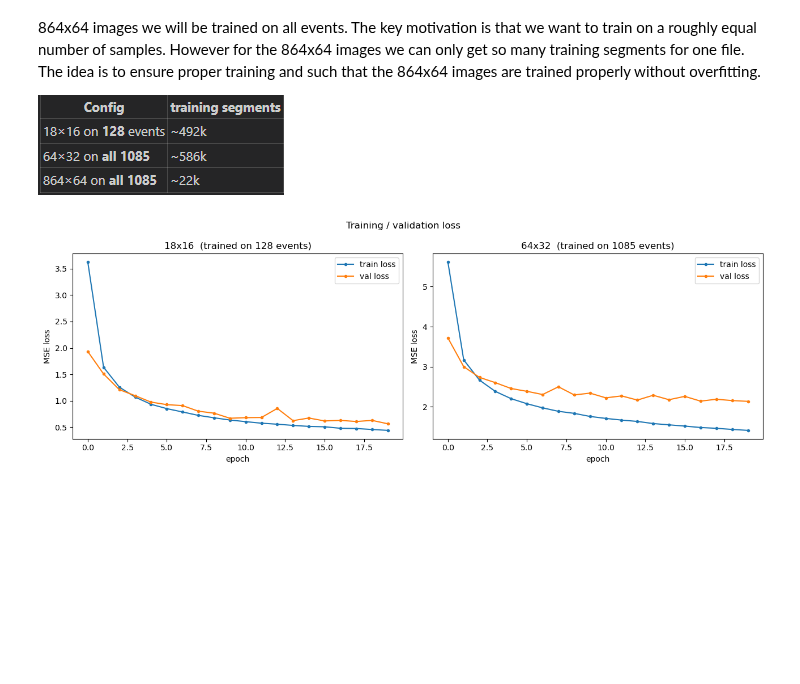
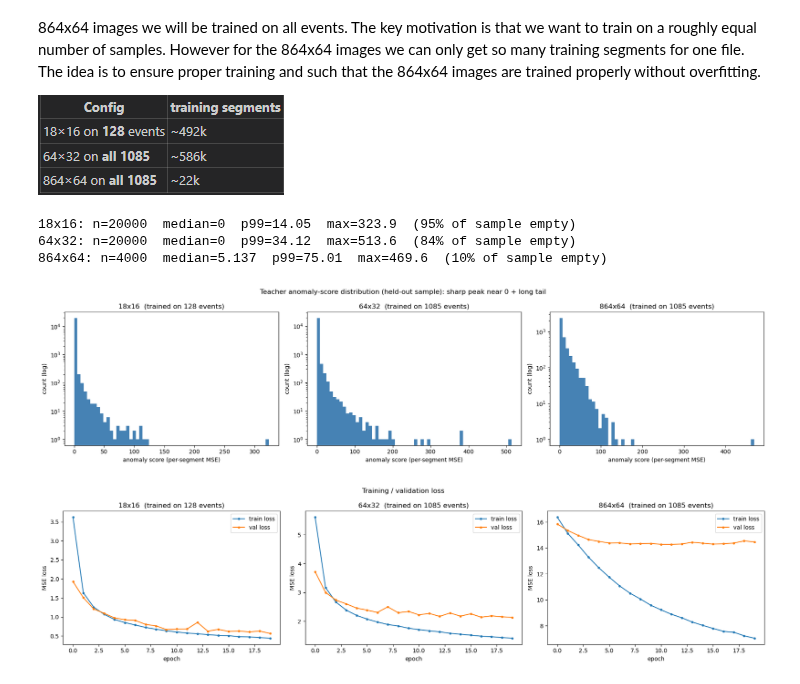
Before and after one commit to AidanShim/SCARAB, a Jupyter notebook: tutorial/MBOONE/microboone_open_data.ipynb, the cells around one changed output. Drawn from its saved outputs; the diff is of its cells as text; code cells hidden in the pictures; blank space fills up the shorter version.

```diff
--- a/tutorial/MBOONE/microboone_open_data.ipynb
+++ b/tutorial/MBOONE/microboone_open_data.ipynb
@@ -210,14 +217,13 @@ A key preface is that the 18x16 images will be trained on 128 events however for
 # %%
 # PHASE 1 - Load the trained teachers and check the anomaly-score distribution.
 # Run this in the `base` env (needs TensorFlow). Self-contained: imports + paths below.
-# Only the 18x16 (128 events) and 64x32 (all 1085 events) models are shown.
+# All three cuts: 18x16 (128 events), 64x32 and 864x64 (all 1085 events).
 import os
 import numpy as np
 import matplotlib.pyplot as plt
 from tensorflow import keras
 from training import anomaly_score, total_pixel_intensity   # our own definitions
 
-N_SAMPLE = 20000                     # number of segments to score (subsampled from the .npy)
 rng = np.random.default_rng(0)
 
 def find_model(base):                # prefer the .h5 save format, fall back to .keras
@@ -226,45 +232,52 @@ def find_model(base):                # prefer the .h5 save format, fall back to
             return base + ext
     raise FileNotFoundError(base + ".{h5,keras} not found")
 
-# (label, model file WITHOUT extension, .npy file, TRAINING events)
+# (label, model file WITHOUT extension, .npy file, TRAINING events, sample size, predict batch)
+# 864x64 segments are ~221 KB each, so use a smaller sample + small predict batch to stay in RAM.
 CONFIGS = [
-    ("18x16", "../../savedModel/teacher_18x16", "../../inputData/bnb_WithWire_00_plane2_18x16.npy", 128),
-    ("64x32", "../../savedModel/teacher_64x32", "../../inputData/bnb_WithWire_00_plane2_64x32.npy", 1085),
+    ("18x16",  "../../savedModel/teacher_18x16",  "../../inputData/bnb_WithWire_00_plane2_18x16.npy",  128,  20000, 1024),
+    ("64x32",  "../../savedModel/teacher_64x32",  "../../inputData/bnb_WithWire_00_plane2_64x32.npy",  1085, 20000, 512),
+    ("864x64", "../../savedModel/teacher_864x64", "../../inputData/bnb_WithWire_00_plane2_864x64.npy", 1085, 4000,  16),
 ]
 
 eval_data = {}   # reused by the reconstruction cells further down
-fig, axes = plt.subplots(1, len(CONFIGS), figsize=(13, 4.5))
-for ax, (label, mbase, npath, nev) in zip(axes, CONFIGS):
+fig, axes = plt.subplots(1, len(CONFIGS), figsize=(18, 4.5))
+for ax, (label, mbase, npath, nev, nsamp, pbatch) in zip(axes, CONFIGS):
     model = keras.models.load_model(find_model(mbase), compile=False)
     mm = np.load(npath, mmap_mode="r")                       # 9.6 GB file, memory-mapped
-    idx = np.sort(rng.choice(mm.shape[0], size=min(N_SAMPLE, mm.shape[0]), replace=False))
+    idx = np.sort(rng.choice(mm.shape[0], size=min(nsamp, mm.shape[0]), replace=False))
     X = np.asarray(mm[idx], dtype="float32")                 # load only the sampled rows
-    scores = anomaly_score(model, X)
-    eval_data[label] = dict(model=model, X=X, scores=scores, nev=nev)
+    scores = anomaly_score(model, X, batch_size=pbatch)
+    eval_data[label] = dict(model=model, X=X, scores=scores, nev=nev, pbatch=pbatch)
 
     ax.hist(scores, bins=60, log=True, color="steelblue")
     ax.set_title("%s  (trained on %d events)" % (label, nev))
     ax.set_xlabel("anomaly score (per-segment MSE)"); ax.set_ylabel("count (log)")
-    print("%s: median=%.4g  p99=%.4g  max=%.4g  (%.0f%% of sample empty)"
-          % (label, np.median(scores), np.percentile(scores, 99), scores.max(),
+    print("%s: n=%d  median=%.4g  p99=%.4g  max=%.4g  (%.0f%% of sample empty)"
+          % (label, len(X), np.median(scores), np.percentile(scores, 99), scores.max(),
              100 * np.mean(total_pixel_intensity(X) == 0)))
 fig.suptitle("Teacher anomaly-score distribution (held-out sample): sharp peak near 0 + long tail")
 plt.tight_layout(); plt.show()
+# %% [output]
+18x16: n=20000  median=0  p99=14.05  max=323.9  (95% of sample empty)
+64x32: n=20000  median=0  p99=34.12  max=513.6  (84% of sample empty)
+864x64: n=4000  median=5.137  p99=75.01  max=469.6  (10% of sample empty)
+[figure, added]
 # %%
-# PHASE 1 - Training / validation loss curves from the saved history CSVs (18x16 and 64x32).
+# PHASE 1 - Training / validation loss curves from the saved history CSVs (all three cuts).
 import numpy as np
 import matplotlib.pyplot as plt
 
-fig, axes = plt.subplots(1, 2, figsize=(13, 4.5))
-for ax, (label, nev) in zip(axes, [("18x16", 128), ("64x32", 1085)]):
+fig, axes = plt.subplots(1, 3, figsize=(18, 4.5))
+for ax, (label, nev) in zip(axes, [("18x16", 128), ("64x32", 1085), ("864x64", 1085)]):
     h = np.genfromtxt("../../savedModel/teacher_%s_history.csv" % label, delimiter=",", names=True)
     ax.plot(h["epoch"], h["loss"], "-o", ms=3, label="train loss")
     ax.plot(h["epoch"], h["val_loss"], "-o", ms=3, label="val loss")
     ax.set_title("%s  (trained on %d events)" % (label, nev))
     ax.set_xlabel("epoch"); ax.set_ylabel("MSE loss"); ax.legend()
 fig.suptitle("Training / validation loss")
 plt.tight_layout(); plt.show()
 # %% [output]
-[figure, old version]
+[figure, new version]
 # %%
 # PHASE 2 - High vs low anomaly-score segments: input next to the model's reconstruction.
```
Also changed, not shown: parts of 8 cells of this notebook, 6 other files.
